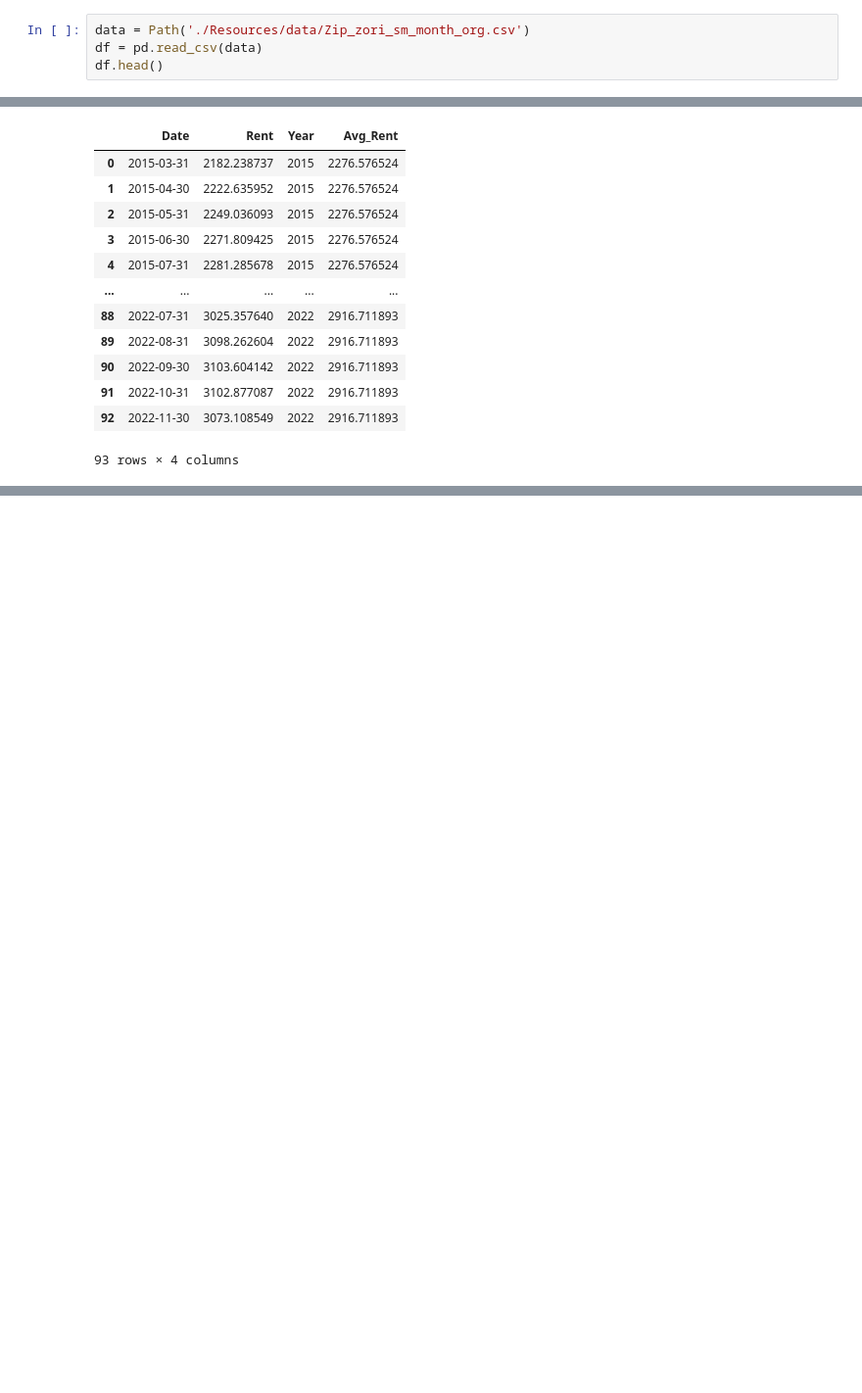
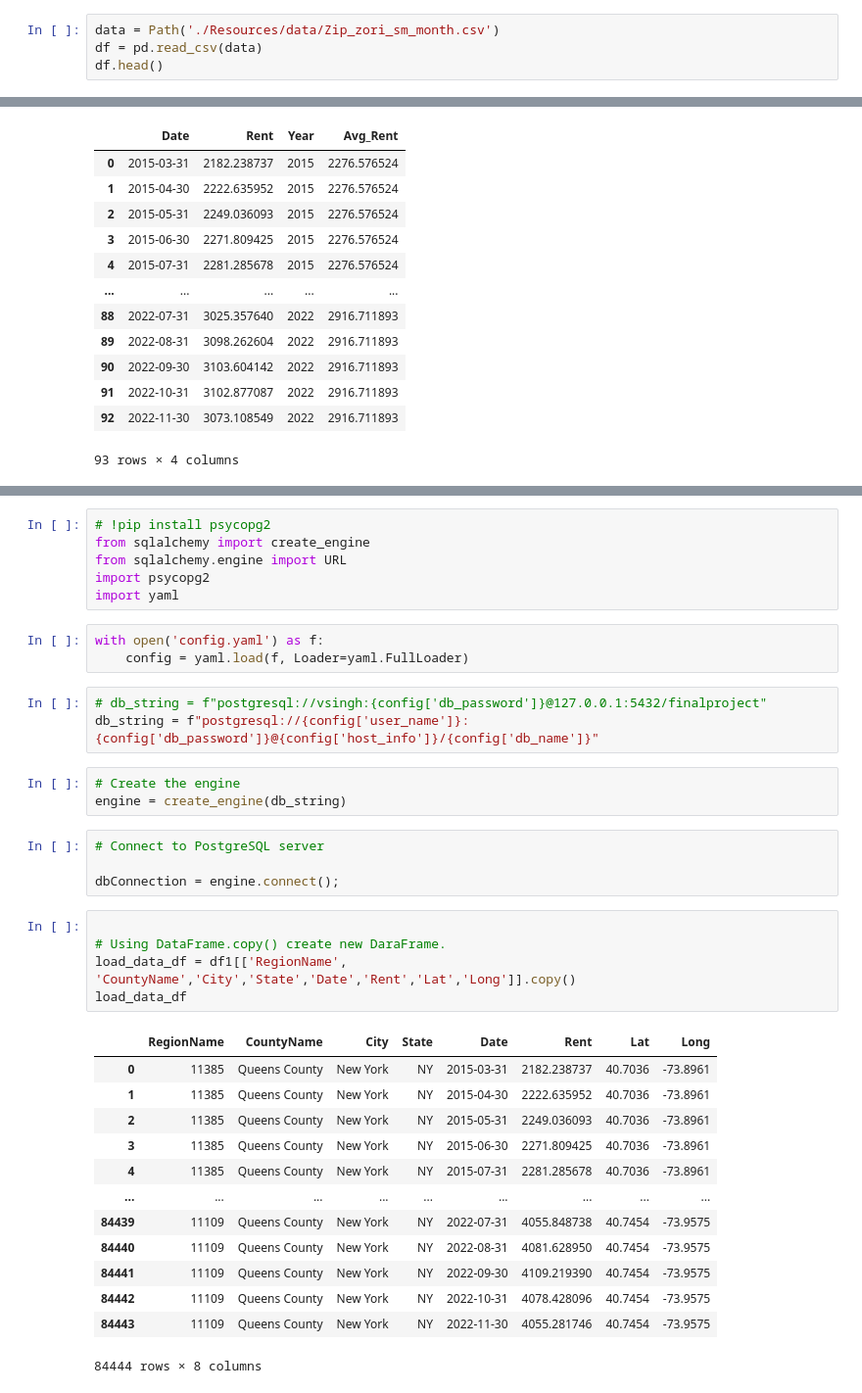
Before and after one commit to vishaldeo/final_project, a Jupyter notebook: DataClean.ipynb, the cells around one changed output, grey strips where cells are left out. Shown at 98% size. Saved outputs shown, nothing was run; the diff lists cells and outputs as text; blank space fills up the shorter version.

Commit message:
Sample file updated and config file change

```diff
--- a/DataClean.ipynb
+++ b/DataClean.ipynb
@@ -8,7 +8,7 @@ import datetime
 import warnings
 warnings.filterwarnings('ignore')
 # %%
-data = Path('./Resources/data/Zip_zori_sm_month_org.csv')
+data = Path('./Resources/data/Zip_zori_sm_month.csv')
 df = pd.read_csv(data)
 df.head()
 # %% [output]
@@ -351,0 +336,38 @@ Successfully installed psycopg2-2.9.5
+# %%
+# !pip install psycopg2
+from sqlalchemy import create_engine
+from sqlalchemy.engine import URL
+import psycopg2
+import yaml
+# %%
+with open('config.yaml') as f:
+    config = yaml.load(f, Loader=yaml.FullLoader)
+# %%
+# db_string = f"postgresql://vsingh:{config['db_password']}@127.0.0.1:5432/finalproject"
+db_string = f"postgresql://{config['user_name']}:{config['db_password']}@{config['host_info']}/{config['db_name']}"
+# %%
+# Create the engine
+engine = create_engine(db_string)
+# %%
+# Connect to PostgreSQL server
+
+dbConnection = engine.connect();
+# %%
+
+# Using DataFrame.copy() create new DaraFrame.
+load_data_df = df1[['RegionName', 'CountyName','City','State','Date','Rent','Lat','Long']].copy()
+load_data_df
+# %% [output]
+|  | RegionName | CountyName | City | State | Date | Rent | Lat | Long |
+| 0 | 11385 | Queens County | New York | NY | 2015-03-31 | 2182.238737 | 40.7036 | -73.8961 |
+| 1 | 11385 | Queens County | New York | NY | 2015-04-30 | 2222.635952 | 40.7036 | -73.8961 |
+| 2 | 11385 | Queens County | New York | NY | 2015-05-31 | 2249.036093 | 40.7036 | -73.8961 |
+| 3 | 11385 | Queens County | New York | NY | 2015-06-30 | 2271.809425 | 40.7036 | -73.8961 |
+| 4 | 11385 | Queens County | New York | NY | 2015-07-31 | 2281.285678 | 40.7036 | -73.8961 |
+| ... | ... | ... | ... | ... | ... | ... | ... | ... |
+| 84439 | 11109 | Queens County | New York | NY | 2022-07-31 | 4055.848738 | 40.7454 | -73.9575 |
+| 84440 | 11109 | Queens County | New York | NY | 2022-08-31 | 4081.628950 | 40.7454 | -73.9575 |
+| 84441 | 11109 | Queens County | New York | NY | 2022-09-30 | 4109.219390 | 40.7454 | -73.9575 |
+| 84442 | 11109 | Queens County | New York | NY | 2022-10-31 | 4078.428096 | 40.7454 | -73.9575 |
+| 84443 | 11109 | Queens County | New York | NY | 2022-11-30 | 4055.281746 | 40.7454 | -73.9575 |
+84444 rows × 8 columns
```
Also changed, not shown: parts of 25 cells of this notebook, 3 other files.
